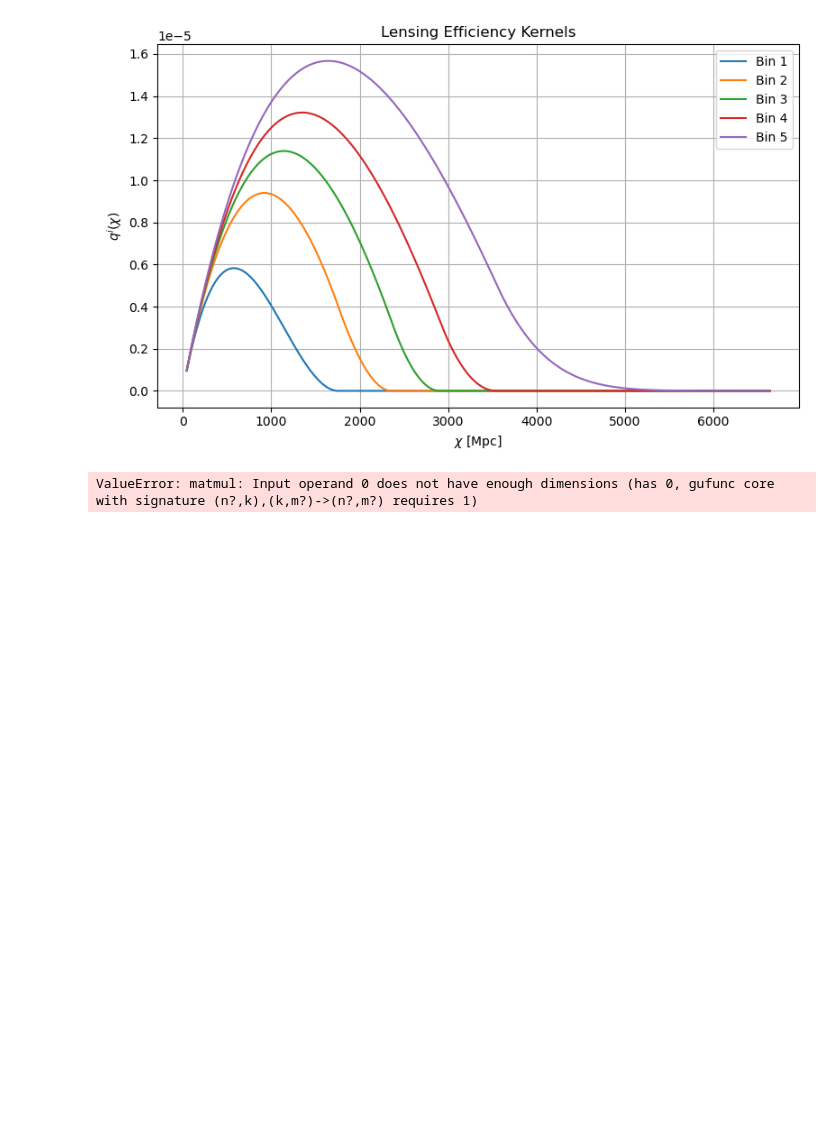
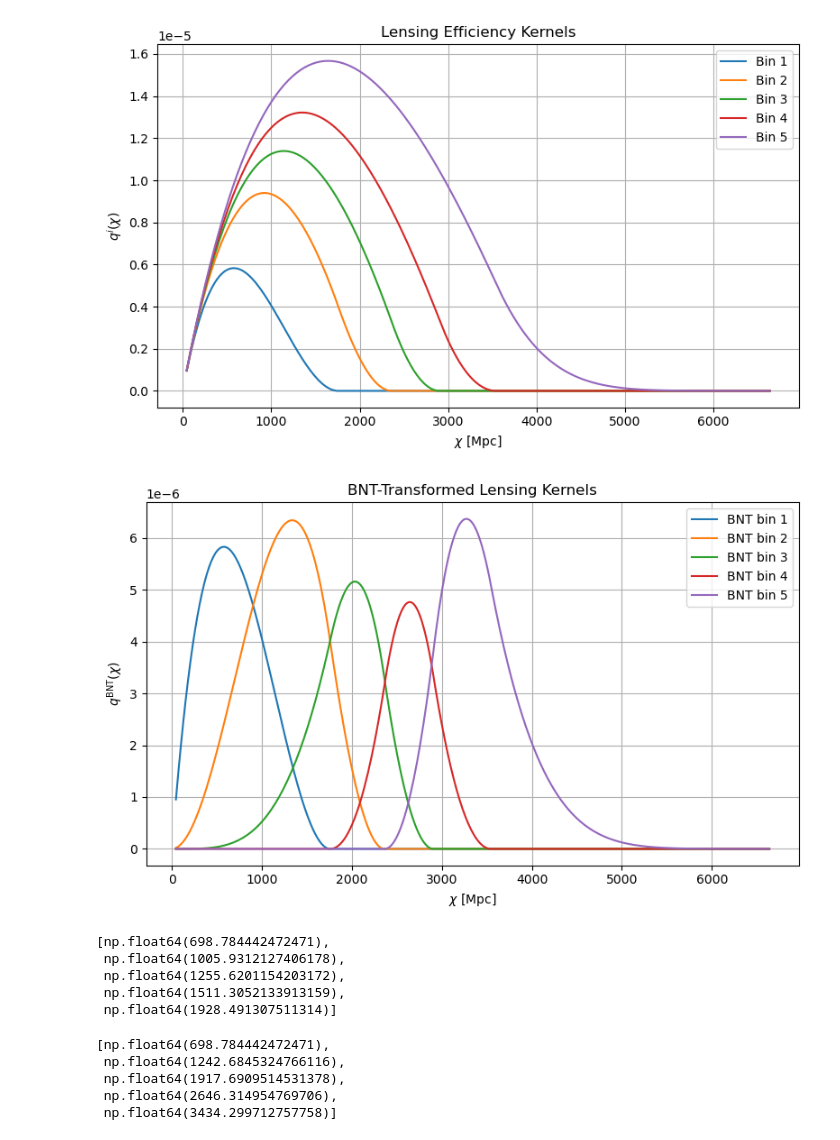
Before and after one commit to pltaylor16/BNTSmooth, a Jupyter notebook: build.ipynb, the cells around one changed output. Drawn from its saved outputs; the diff is of its cells as text; code cells hidden in the pictures; blank space fills up the shorter version.

```diff
--- a/build.ipynb
+++ b/build.ipynb
@@ -491,20 +491,36 @@ plt.show()
 # %%
 import matplotlib.pyplot as plt
 
 # --- Get χ and BNT-transformed kernels ---
-chi, q_bnt_list = sim.bnt_transform_lensing_kernels()
+q_bnt_list = sim.bnt_transform_lensing_kernels()
 
 # --- Plot ---
 plt.figure(figsize=(8, 5))
 for i, q_bnt in enumerate(q_bnt_list):
     plt.plot(chi, q_bnt, label=f'BNT bin {i+1}')
 
 plt.xlabel(r'$\chi$ [Mpc]')
 plt.ylabel(r'$q^{\mathrm{BNT}}(\chi)$')
 plt.title('BNT-Transformed Lensing Kernels')
 plt.grid(True)
 plt.legend()
 plt.tight_layout()
 plt.show()
 # %% [output]
-ValueError: matmul: Input operand 0 does not have enough dimensions (has 0, gufunc core with signature (n?,k),(k,m?)->(n?,m?) requires 1)
+[figure, added]
+# %%
+sim.compute_kernel_weighted_mean_chi(chi, q_list)
+# %% [output]
+[np.float64(698.784442472471),
+ np.float64(1005.9312127406178),
+ np.float64(1255.6201154203172),
+ np.float64(1511.3052133913159),
+ np.float64(1928.491307511314)]
+# %%
+sim.compute_kernel_weighted_mean_chi(chi, q_bnt_list)
+# %% [output]
+[np.float64(698.784442472471),
+ np.float64(1242.6845324766116),
+ np.float64(1917.6909514531378),
+ np.float64(2646.314954769706),
+ np.float64(3434.299712757758)]
```
Also changed, not shown: 1 other file.
